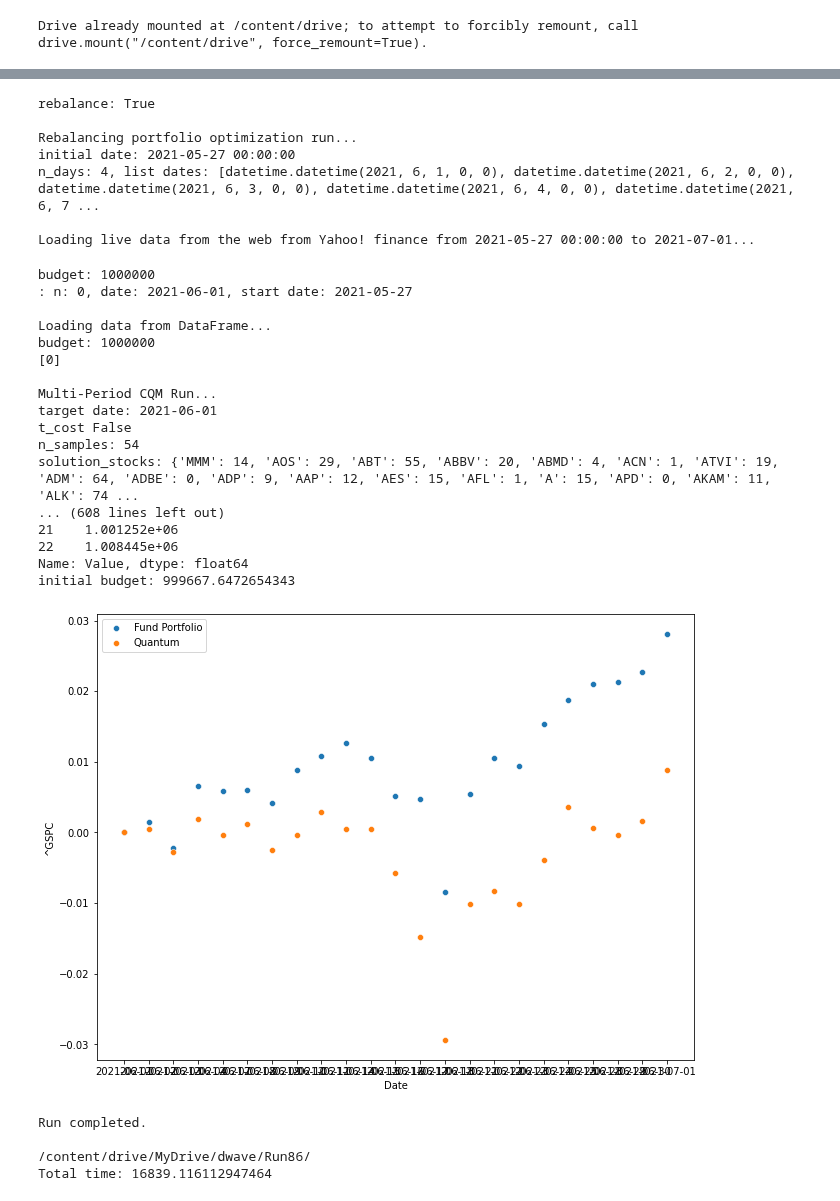
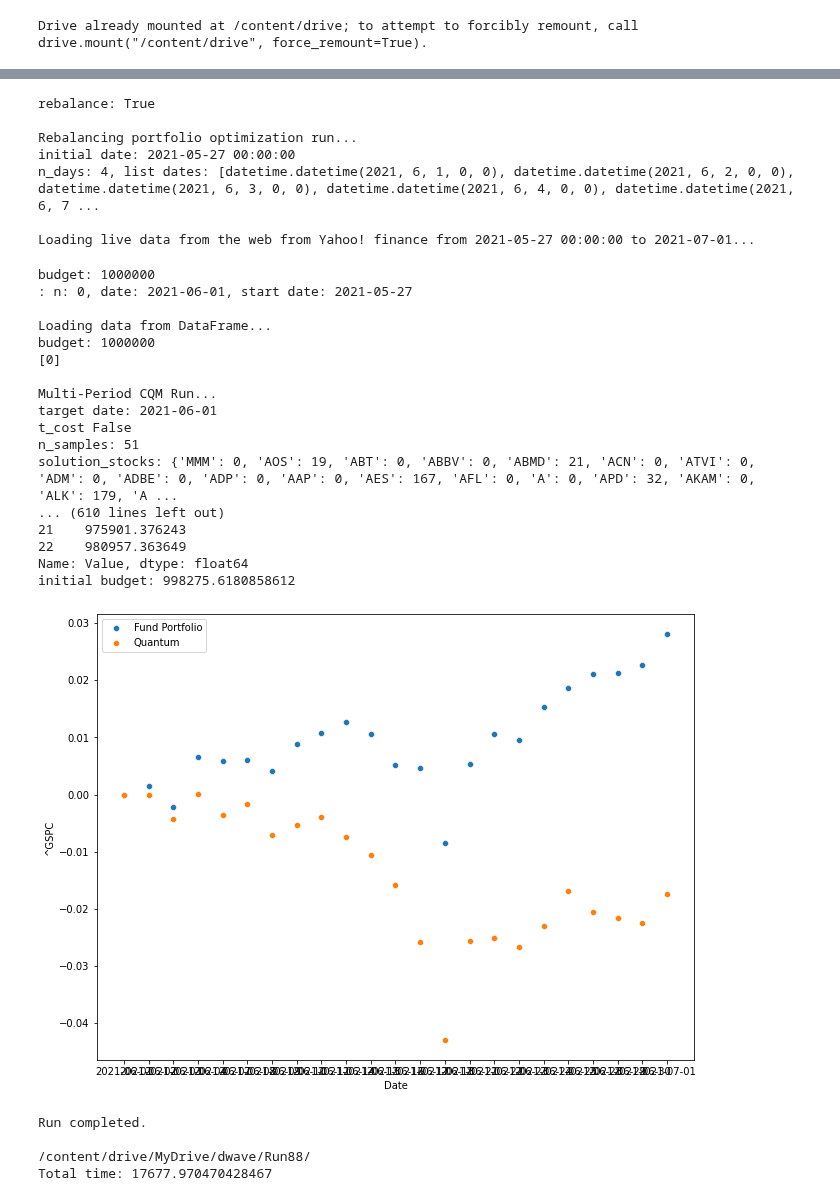
Before and after one commit to bvcmartins/dwaveDev, a Jupyter notebook: portfolioOptimization/solver.ipynb, the cells around one changed output, grey strips where cells are left out. Saved outputs shown, nothing was run; the diff lists cells and outputs as text; code cells hidden in the pictures.

```diff
--- a/portfolioOptimization/solver.ipynb
+++ b/portfolioOptimization/solver.ipynb
@@ -87,7 +87,7 @@ class SinglePeriod:
         self.t_cost = t_cost
         self.calculation_type = calculation_type
         self.window_size = window_size
-        self.max_num_stocks = 50
+        self.max_num_stocks = 200
         self.save_path = save_path
         if initial_date is not None:
             self.initial_date = initial_date
@@ -251,11 +251,11 @@ class SinglePeriod:
             cqm.add_constraint(quicksum([x[s]*self.price[s] for s in self.stocks]) <= self.budget, label='upper_budget')
             cqm.add_constraint(quicksum([x[s]*self.price[s] for s in self.stocks]) >= 0.997*self.budget, label='lower_budget')
 
-            # z = {s: Binary("Z[%s]" %s) for s in self.stocks}
-            # for s in self.stocks:
-            #     cqm.add_constraint(x[s] - 1 * z[s] >= 0)
-            #     cqm.add_constraint(x[s] - x[s] * z[s] <= 0)
-            # cqm.add_constraint(quicksum([z[s] for s in self.stocks]) <= self.max_num_stocks)
+            z = {s: Binary("Z[%s]" %s) for s in self.stocks}
+            for s in self.stocks:
+                cqm.add_constraint(x[s] - 1 * z[s] >= 0)
+                cqm.add_constraint(x[s] - x[s] * z[s] <= 0)
+            cqm.add_constraint(quicksum([z[s] for s in self.stocks]) <= self.max_num_stocks)
 
         else:
             print('t_cost True')
@@ -283,11 +283,11 @@ class SinglePeriod:
                 cqm.add_constraint(x[s] - x0[s]*y[s] >= 0, label=f'indicator_constraint_gte_{s}')
                 cqm.add_constraint(x[s] - x[s]*y[s] <= x0[s], label=f'indicator_constraint_lte_{s}')
 
-            # z = {s: Binary("Z[%s]" %s) for s in self.stocks}
-            # for s in self.stocks:
-            #     cqm.add_constraint(x[s] - 1 * z[s] >= 0)
-            #     cqm.add_constraint(x[s] - x[s] * z[s] <= 0)
-            # cqm.add_constraint(quicksum([z[s] for s in self.stocks]) <= self.max_num_stocks)
+            z = {s: Binary("Z[%s]" %s) for s in self.stocks}
+            for s in self.stocks:
+                cqm.add_constraint(x[s] - 1 * z[s] >= 0)
+                cqm.add_constraint(x[s] - x[s] * z[s] <= 0)
+            cqm.add_constraint(quicksum([z[s] for s in self.stocks]) <= self.max_num_stocks)
 
 
 
@@ -670,44 +670,44 @@ if __name__ == '__main__':
             'verbose': False,
             'num': 0,
             't_cost': 0.00,
-            'label': 'Run87',
+            'label': 'Run88',
             'init_holdings': None,
             'window_size': 4,
             'calculation_type': 'daily',
             'save_path': '/content/drive/MyDrive/dwave/'
         }
     locals().update(cfg)
     t1 = time.time()
     main(**locals())
     t2 = time.time()
     print(f'Total time: {t2-t1}')
 # %% [output]
 rebalance: True
 
 Rebalancing portfolio optimization run...
 initial date: 2021-05-27 00:00:00
 n_days: 4, list dates: [datetime.datetime(2021, 6, 1, 0, 0), datetime.datetime(2021, 6, 2, 0, 0), datetime.datetime(2021, 6, 3, 0, 0), datetime.datetime(2021, 6, 4, 0, 0), datetime.datetime(2021, 6, 7 ...
 
 Loading live data from the web from Yahoo! finance from 2021-05-27 00:00:00 to 2021-07-01...
 budget: 1000000
 : n: 0, date: 2021-06-01, start date: 2021-05-27
 
 Loading data from DataFrame...
 budget: 1000000
 [0]
 
 Multi-Period CQM Run...
 target date: 2021-06-01
 t_cost False
-n_samples: 54
-solution_stocks: {'MMM': 14, 'AOS': 29, 'ABT': 55, 'ABBV': 20, 'ABMD': 4, 'ACN': 1, 'ATVI': 19, 'ADM': 64, 'ADBE': 0, 'ADP': 9, 'AAP': 12, 'AES': 15, 'AFL': 1, 'A': 15, 'APD': 0, 'AKAM': 11, 'ALK': 74 ...
-... (608 lines left out)
-21    1.001252e+06
-22    1.008445e+06
+n_samples: 51
+solution_stocks: {'MMM': 0, 'AOS': 19, 'ABT': 0, 'ABBV': 0, 'ABMD': 21, 'ACN': 0, 'ATVI': 0, 'ADM': 0, 'ADBE': 0, 'ADP': 0, 'AAP': 0, 'AES': 167, 'AFL': 0, 'A': 0, 'APD': 32, 'AKAM': 0, 'ALK': 179, 'A ...
+... (610 lines left out)
+21    975901.376243
+22    980957.363649
 Name: Value, dtype: float64
-initial budget: 999667.6472654343
+initial budget: 998275.6180858612
-[figure, old version]
+[figure, new version]
 Run completed.
 
-/content/drive/MyDrive/dwave/Run86/
-Total time: 16839.116112947464
+/content/drive/MyDrive/dwave/Run88/
+Total time: 17677.970470428467
```
Also changed, not shown: parts of 1 cell of this notebook.
